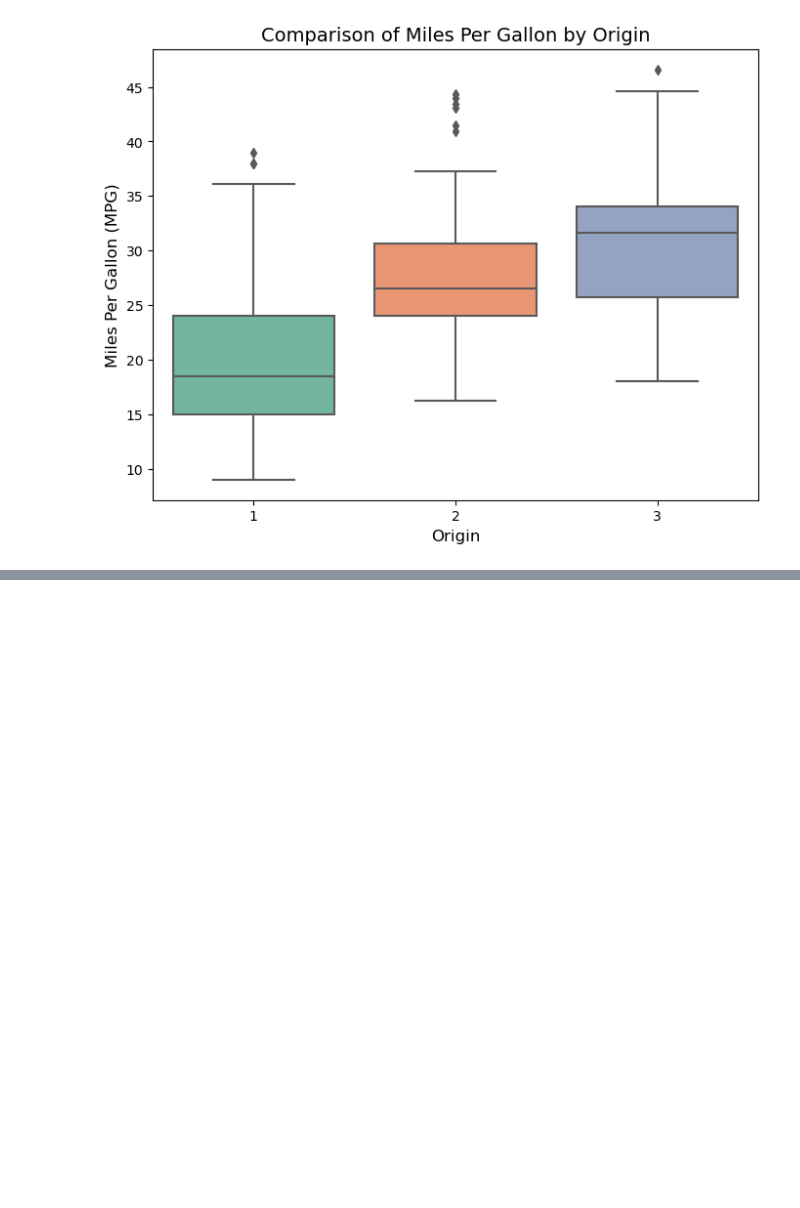
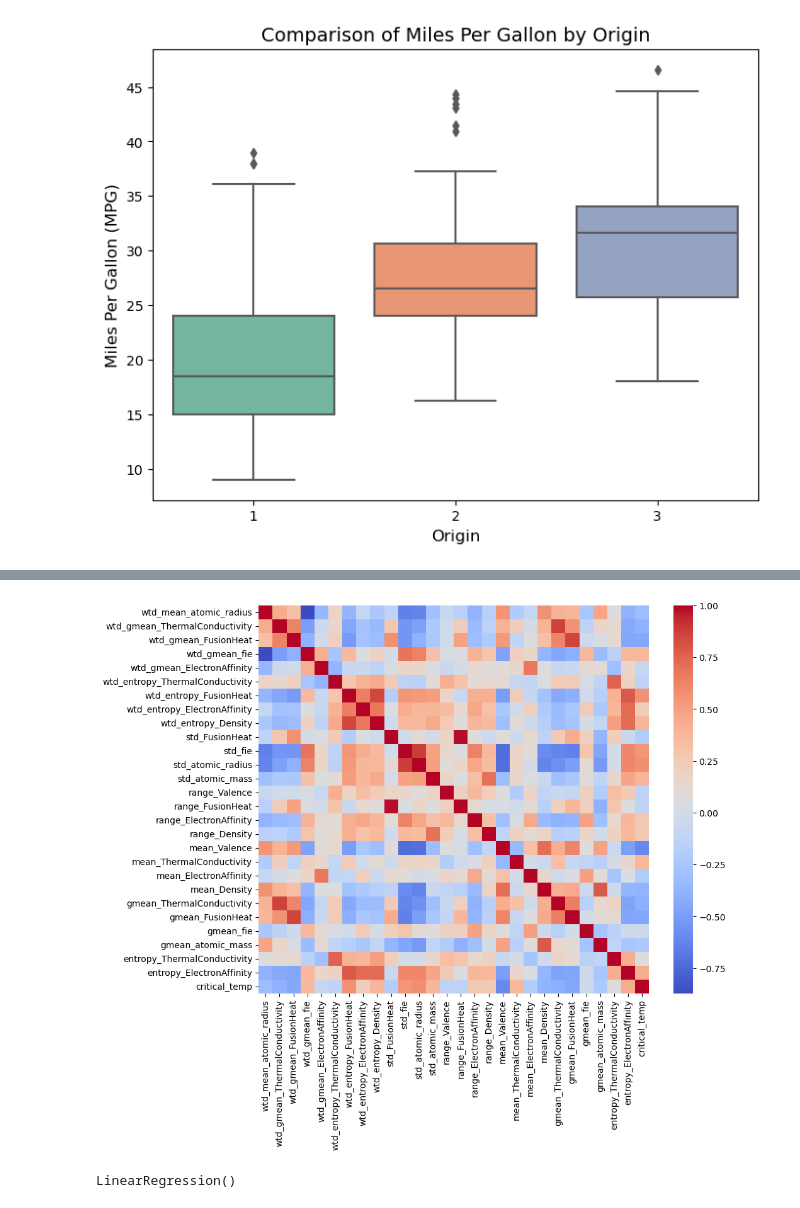
Before and after one commit to andrew-pyrookie/ML-and-Forecasting-Tasks, a Jupyter notebook: Notebook.ipynb, the cells around one changed output, grey strips where cells are left out. Cells and saved outputs as stored; diff of their text form; code cells hidden in the pictures; blank space fills up the shorter version.

```diff
--- a/Notebook.ipynb
+++ b/Notebook.ipynb
@@ -30,0 +94,5 @@ plt.show()
+# %%
+df = pd.read_csv(get_file_path('2025_Regression_Dataset.csv'))
+
+# Display first few rows
+print(df.head())
@@ -30,0 +141,25 @@ plt.show()
+# %%
+# Featuyre selection => Perfom correlation analysis to check:
+plt.figure(figsize=(10, 8))
+sns.heatmap(df.corr(), annot=False, cmap='coolwarm')
+plt.show()
+# %% [output]
+[figure, added]
+# %%
+#Selected indepedet variables based on corrrelation
+selected_features =["wtd_gmean_fie","wtd_entropy_FusionHeat","wtd_entropy_ElectronAffinity","wtd_entropy_Density", "std_fie","std_atomic_radius", "std_atomic_mass",
+"range_ElectronAffinity","range_Density","mean_ThermalConductivity","entropy_ElectronAffinity"]
+
+
+# Define independent (X) and dependent (y) variables
+X = df[selected_features]
+y = df["critical_temp"]
+
+#split data into training & testing sets
+X_train, X_test, y_train, y_test = train_test_split(X, y, test_size=0.2, random_state=42)
+
+# Initialize and train model
+model = LinearRegression()
+model.fit(X_train, y_train)
+# %% [output]
+LinearRegression()
```
Also changed, not shown: parts of 31 cells of this notebook, 5 other files.
